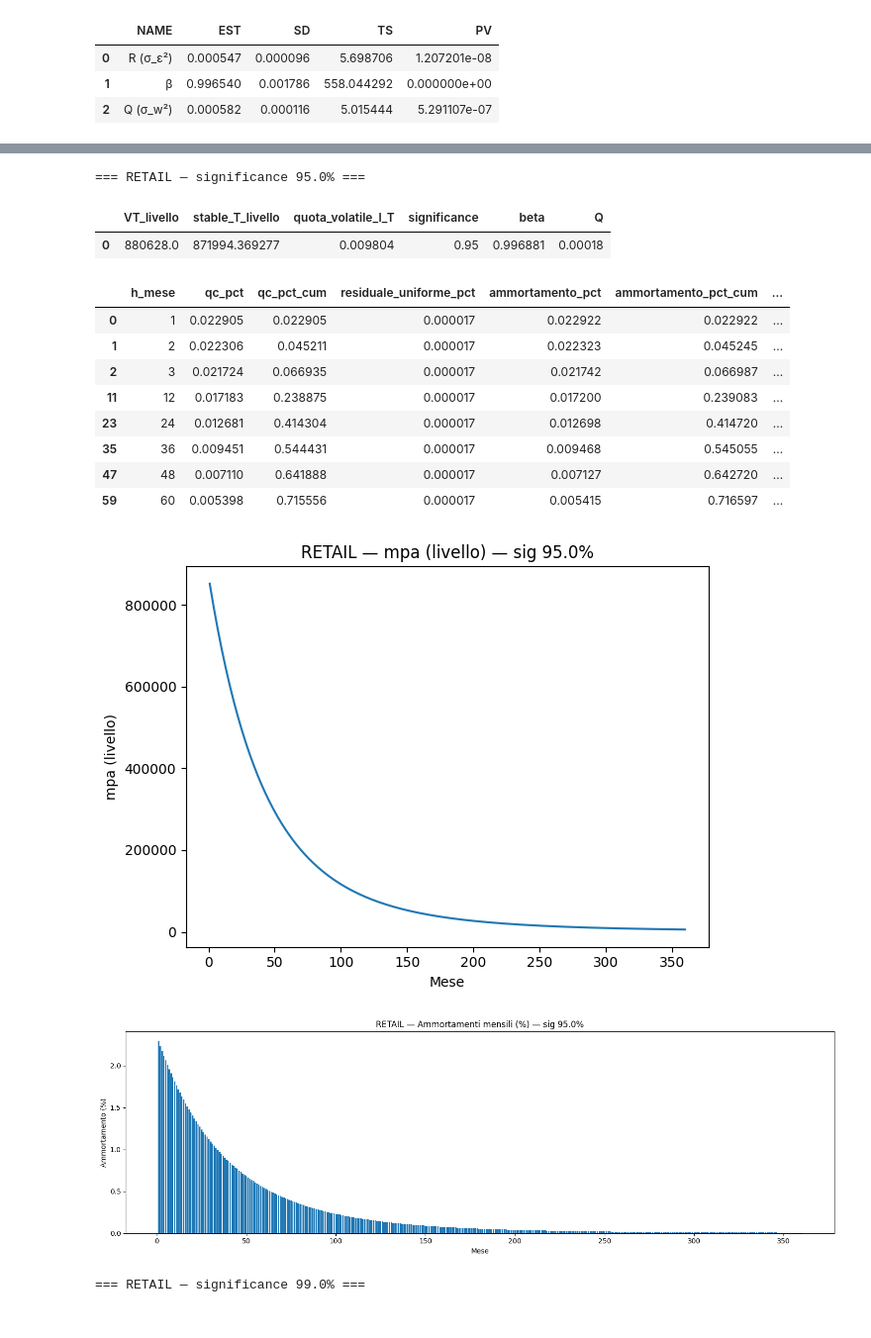
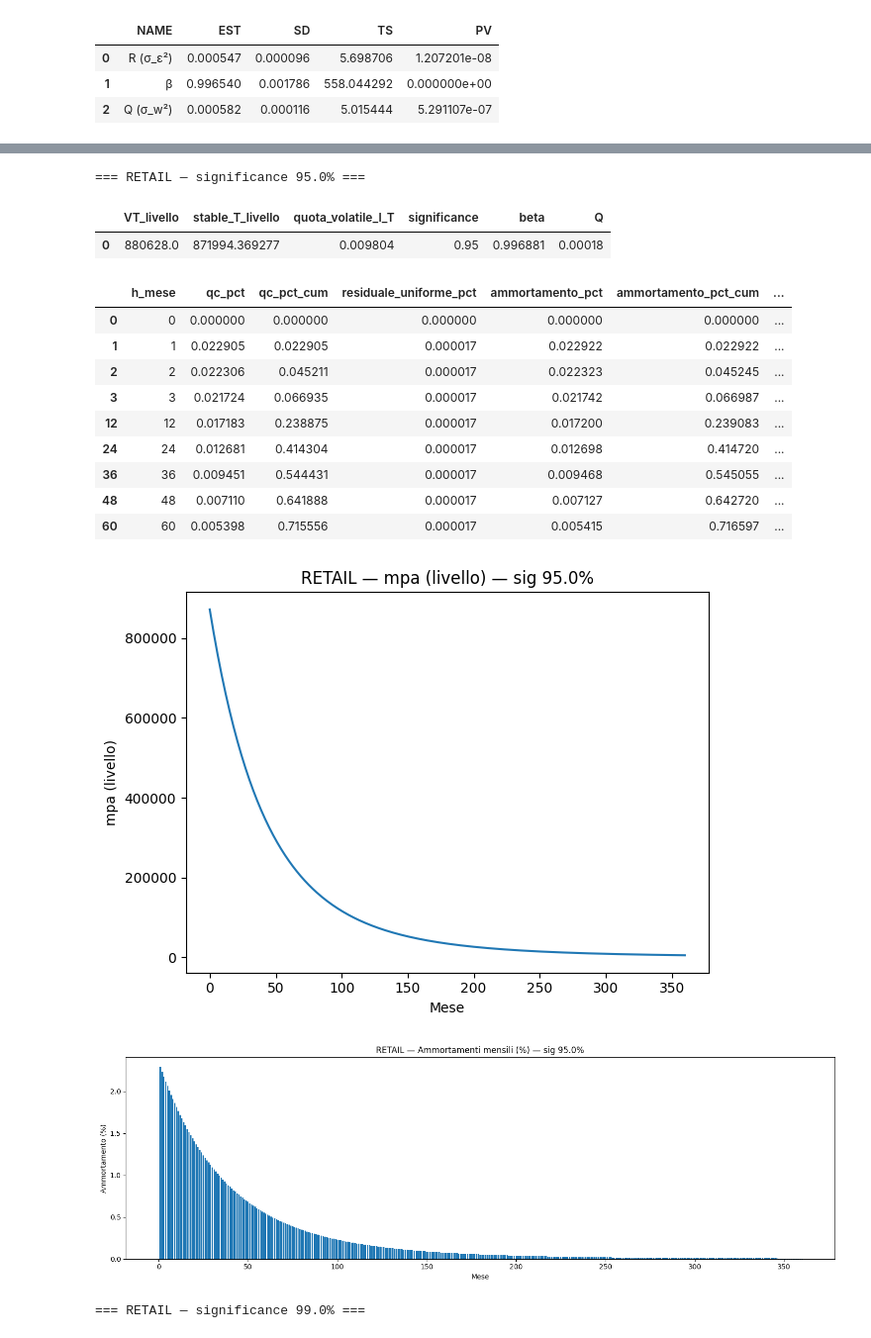
Before and after one commit to paperpills6/Modello-Comportamentale-NMD, a Jupyter notebook: Modello Volumi/Modello_Volumi.ipynb, the cells around one changed output, grey strips where cells are left out. Shown at 99% size. Saved outputs shown, nothing was run; the diff lists cells and outputs as text; code cells hidden in the pictures.

```diff
--- a/Modello Volumi/Modello_Volumi.ipynb
+++ b/Modello Volumi/Modello_Volumi.ipynb
@@ -599,13 +599,25 @@ def stable_volatile_and_mpa(v_log: np.ndarray,
         "mpa_livello": mpa[1:]
     })
 
+    # Aggiungi riga iniziale con stable_T
+    initial_row = pd.DataFrame({
+        "h_mese": [0],
+        "qc_pct": [0.0],
+        "qc_pct_cum": [0.0],
+        "residuale_uniforme_pct": [0.0],
+        "ammortamento_pct": [0.0],
+        "ammortamento_pct_cum": [0.0],
+        "mpa_livello": [stable_T]
+    })
+    schedule = pd.concat([initial_row, schedule], ignore_index=True)
+
     return summary, schedule
 
 # --- Parametri e run ---
 HOLDING_PERIOD = 360
 SIGNIFICANCES = (0.9,0.95,0.99,0.999) #(0.90, 0.95, 0.99)
 
-def run_step4_for(series_name, step2_df, res,show_months=(1, 2, 3, 12, 24, 36, 48,60)):
+def run_step4_for(series_name, step2_df, res,show_months=(0, 1, 2, 3, 12, 24, 36, 48,60)):
     v_log = step2_df["v_log"].values.astype(float)
     xs = res.xs
     Ps = res.Ps
@@ -615,7 +627,7 @@ def run_step4_for(series_name, step2_df, res,show_months=(1, 2, 3, 12, 24, 36, 4
 
 
     # Pulizia/ordinamento mesi da mostrare
-    show_months = sorted(set(int(m) for m in show_months if m is not None and m > 0))
+    show_months = sorted(set(int(m) for m in show_months if m is not None))  # Rimosso il filtro m > 0
 
     outputs = {}
     for sig in SIGNIFICANCES:
@@ -679,16 +692,17 @@ corporate_step4 = run_step4_for("CORPORATE", corporate_step2, corporate_res)
 === RETAIL — significance 95.0% ===
 |  | VT_livello | stable_T_livello | quota_volatile_l_T | significance | beta | Q |
 | 0 | 880628.0 | 871994.369277 | 0.009804 | 0.95 | 0.996881 | 0.00018 |
 |  | h_mese | qc_pct | qc_pct_cum | residuale_uniforme_pct | ammortamento_pct | ammortamento_pct_cum | ... |
-| 0 | 1 | 0.022905 | 0.022905 | 0.000017 | 0.022922 | 0.022922 | ... |
-| 1 | 2 | 0.022306 | 0.045211 | 0.000017 | 0.022323 | 0.045245 | ... |
-| 2 | 3 | 0.021724 | 0.066935 | 0.000017 | 0.021742 | 0.066987 | ... |
-| 11 | 12 | 0.017183 | 0.238875 | 0.000017 | 0.017200 | 0.239083 | ... |
-| 23 | 24 | 0.012681 | 0.414304 | 0.000017 | 0.012698 | 0.414720 | ... |
-| 35 | 36 | 0.009451 | 0.544431 | 0.000017 | 0.009468 | 0.545055 | ... |
-| 47 | 48 | 0.007110 | 0.641888 | 0.000017 | 0.007127 | 0.642720 | ... |
-| 59 | 60 | 0.005398 | 0.715556 | 0.000017 | 0.005415 | 0.716597 | ... |
+| 0 | 0 | 0.000000 | 0.000000 | 0.000000 | 0.000000 | 0.000000 | ... |
+| 1 | 1 | 0.022905 | 0.022905 | 0.000017 | 0.022922 | 0.022922 | ... |
+| 2 | 2 | 0.022306 | 0.045211 | 0.000017 | 0.022323 | 0.045245 | ... |
+| 3 | 3 | 0.021724 | 0.066935 | 0.000017 | 0.021742 | 0.066987 | ... |
+| 12 | 12 | 0.017183 | 0.238875 | 0.000017 | 0.017200 | 0.239083 | ... |
+| 24 | 24 | 0.012681 | 0.414304 | 0.000017 | 0.012698 | 0.414720 | ... |
+| 36 | 36 | 0.009451 | 0.544431 | 0.000017 | 0.009468 | 0.545055 | ... |
+| 48 | 48 | 0.007110 | 0.641888 | 0.000017 | 0.007127 | 0.642720 | ... |
+| 60 | 60 | 0.005398 | 0.715556 | 0.000017 | 0.005415 | 0.716597 | ... |
-[figure, old version]
+[figure, new version]
 [figure]
 === RETAIL — significance 99.0% ===
 |  | VT_livello | stable_T_livello | quota_volatile_l_T | significance | beta | Q |
```
Also changed, not shown: parts of 2 cells of this notebook.
